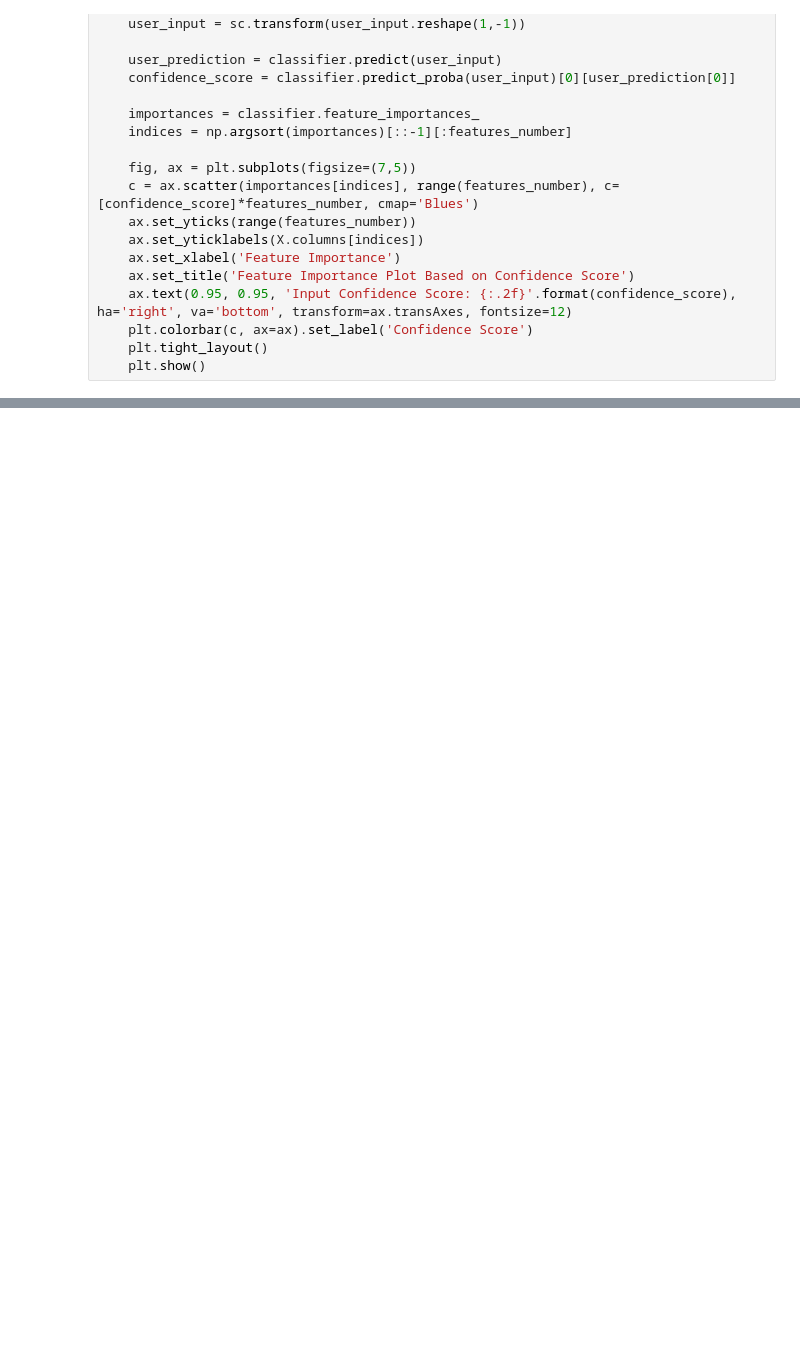
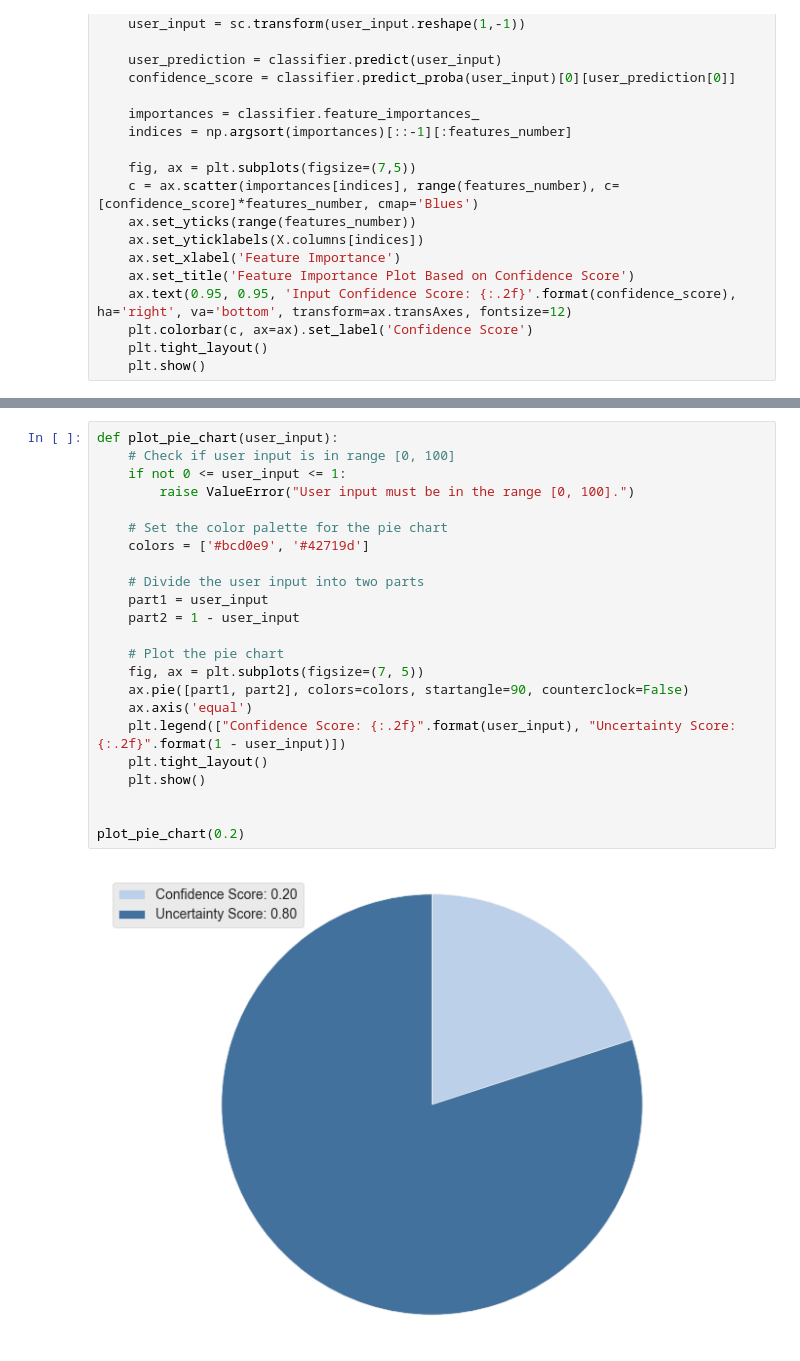
Before and after one commit to mahmoud1yaser/Open-sesame, a Jupyter notebook: notebooks/dynamic_plots.ipynb, the cells around one changed output, grey strips where cells are left out. Drawn from its saved outputs; the diff is of its cells as text; blank space fills up the shorter version.

```diff
--- a/notebooks/dynamic_plots.ipynb
+++ b/notebooks/dynamic_plots.ipynb
@@ -159,0 +160,25 @@ plot_feature_importance_bar(X, sc, classifier, audio, FRAMESIZE, HOPLENGTH, MELS
+# %%
+def plot_pie_chart(user_input):
+    # Check if user input is in range [0, 100]
+    if not 0 <= user_input <= 1:
+        raise ValueError("User input must be in the range [0, 100].")
+
+    # Set the color palette for the pie chart
+    colors = ['#bcd0e9', '#42719d']
+
+    # Divide the user input into two parts
+    part1 = user_input
+    part2 = 1 - user_input
+
+    # Plot the pie chart
+    fig, ax = plt.subplots(figsize=(7, 5))
+    ax.pie([part1, part2], colors=colors, startangle=90, counterclock=False)
+    ax.axis('equal')
+    plt.legend(["Confidence Score: {:.2f}".format(user_input), "Uncertainty Score: {:.2f}".format(1 - user_input)])
+    plt.tight_layout()
+    plt.show()
+
+
+plot_pie_chart(0.2)
+# %% [output]
+[figure, added]
```
Also changed, not shown: parts of 4 cells of this notebook, 11 other files.
